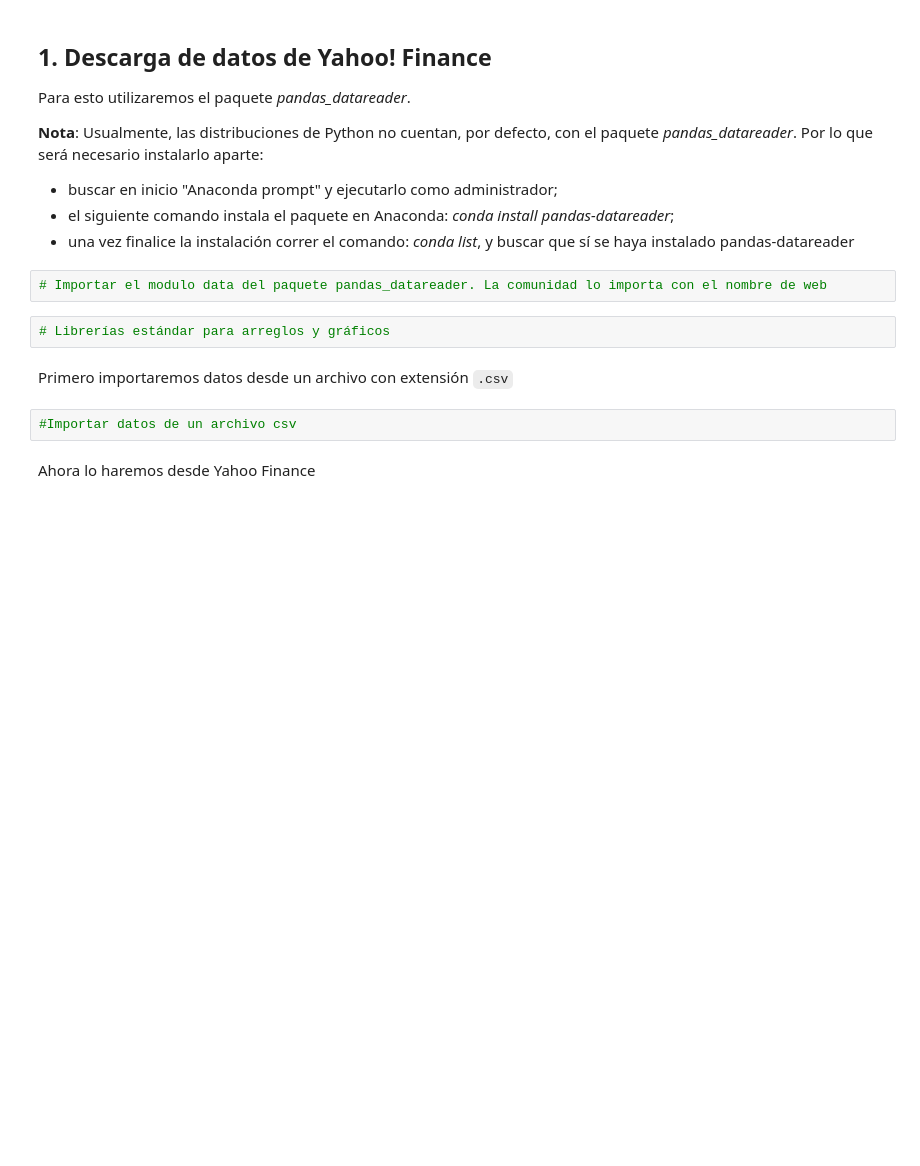
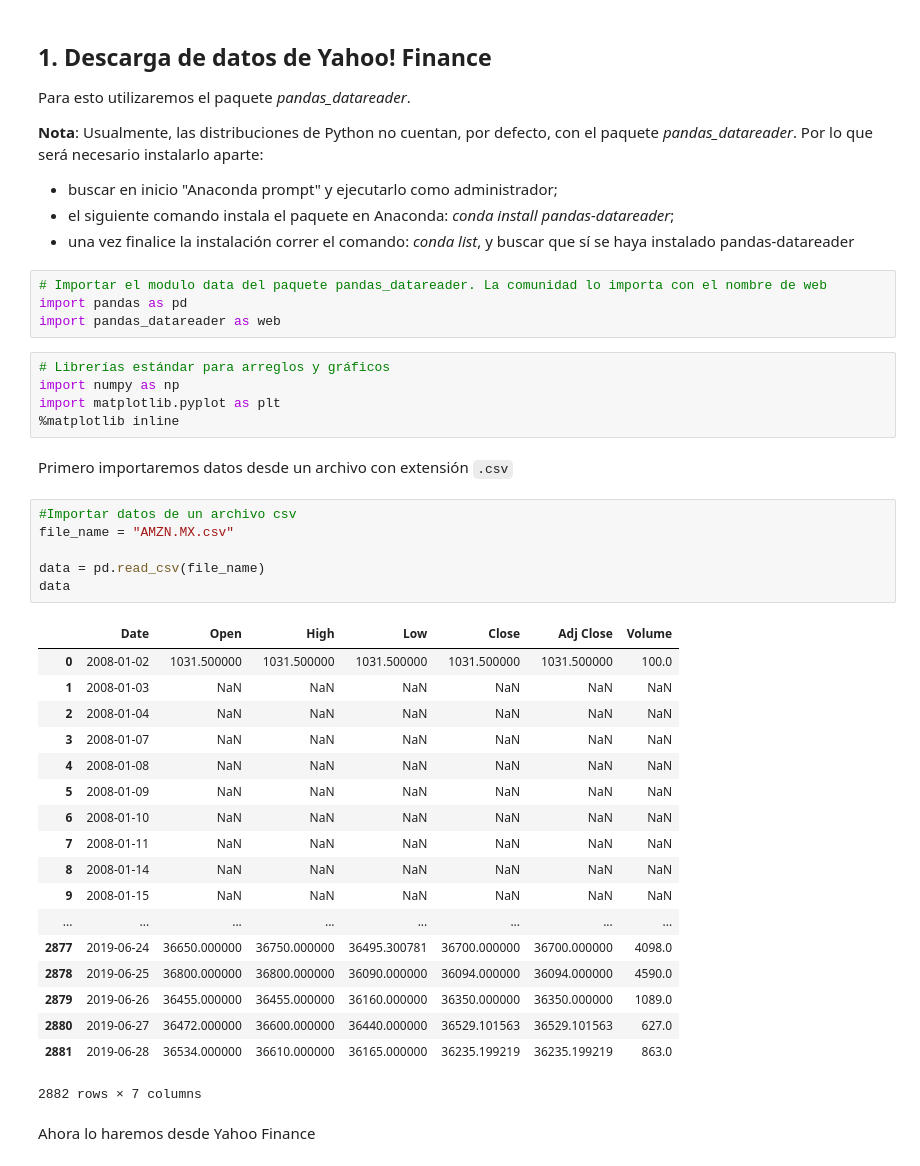
Before and after one commit to adangonzep/SimMat2019-Verano, a Jupyter notebook: Módulo 2/Clase12_ManejoAnalisisDatosPandas.ipynb, the cells around one changed output. Drawn from its saved outputs; the diff is of its cells as text; blank space fills up the shorter version.

```diff
--- a/Módulo 2/Clase12_ManejoAnalisisDatosPandas.ipynb
+++ b/Módulo 2/Clase12_ManejoAnalisisDatosPandas.ipynb
@@ -31,12 +31,40 @@ Para esto utilizaremos el paquete *pandas_datareader*.
 - una vez finalice la instalación correr el comando: *conda list*, y buscar que sí se haya instalado pandas-datareader
 # %%
 # Importar el modulo data del paquete pandas_datareader. La comunidad lo importa con el nombre de web
+import pandas as pd
+import pandas_datareader as web
 # %%
 # Librerías estándar para arreglos y gráficos
+import numpy as np
+import matplotlib.pyplot as plt
+%matplotlib inline
 # %% [markdown]
 Primero importaremos datos desde un archivo con extensión `.csv`
 # %%
 #Importar datos de un archivo csv
+file_name = "AMZN.MX.csv"
+
+data = pd.read_csv(file_name)
+data
+# %% [output]
+|  | Date | Open | High | Low | Close | Adj Close | Volume |
+| 0 | 2008-01-02 | 1031.500000 | 1031.500000 | 1031.500000 | 1031.500000 | 1031.500000 | 100.0 |
+| 1 | 2008-01-03 | NaN | NaN | NaN | NaN | NaN | NaN |
+| 2 | 2008-01-04 | NaN | NaN | NaN | NaN | NaN | NaN |
+| 3 | 2008-01-07 | NaN | NaN | NaN | NaN | NaN | NaN |
+| 4 | 2008-01-08 | NaN | NaN | NaN | NaN | NaN | NaN |
+| 5 | 2008-01-09 | NaN | NaN | NaN | NaN | NaN | NaN |
+| 6 | 2008-01-10 | NaN | NaN | NaN | NaN | NaN | NaN |
+| 7 | 2008-01-11 | NaN | NaN | NaN | NaN | NaN | NaN |
+| 8 | 2008-01-14 | NaN | NaN | NaN | NaN | NaN | NaN |
+| 9 | 2008-01-15 | NaN | NaN | NaN | NaN | NaN | NaN |
+| ... | ... | ... | ... | ... | ... | ... | ... |
+| 2877 | 2019-06-24 | 36650.000000 | 36750.000000 | 36495.300781 | 36700.000000 | 36700.000000 | 4098.0 |
+| 2878 | 2019-06-25 | 36800.000000 | 36800.000000 | 36090.000000 | 36094.000000 | 36094.000000 | 4590.0 |
+| 2879 | 2019-06-26 | 36455.000000 | 36455.000000 | 36160.000000 | 36350.000000 | 36350.000000 | 1089.0 |
+| 2880 | 2019-06-27 | 36472.000000 | 36600.000000 | 36440.000000 | 36529.101563 | 36529.101563 | 627.0 |
+| 2881 | 2019-06-28 | 36534.000000 | 36610.000000 | 36165.000000 | 36235.199219 | 36235.199219 | 863.0 |
+2882 rows × 7 columns
 # %% [markdown]
 Ahora lo haremos desde Yahoo Finance
 # %%
```
Also changed, not shown: 2 other files.
